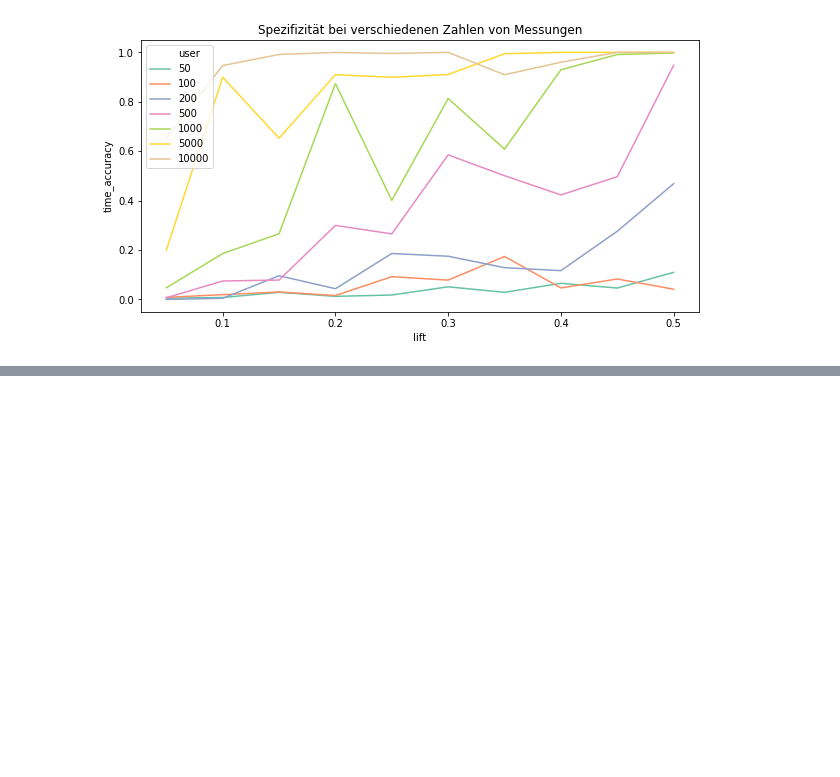
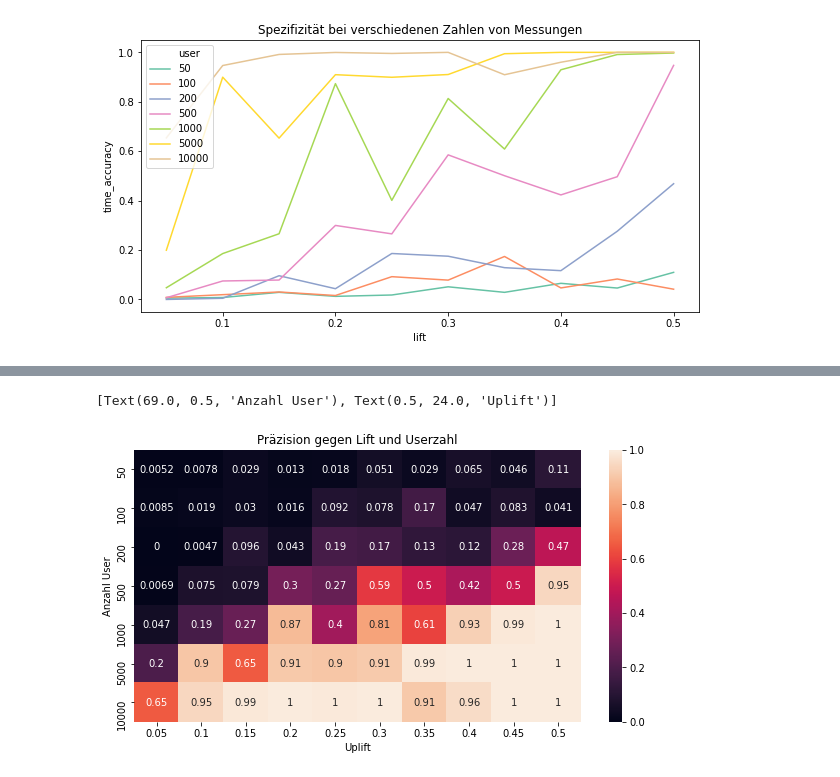
Before and after one commit to Ethuer/DataBlog, a Jupyter notebook: General/Lift_test_bayesian_part2.ipynb, the cells around one changed output, grey strips where cells are left out. Cells and saved outputs as stored; diff of their text form; code cells hidden in the pictures; blank space fills up the shorter version.

```diff
--- a/General/Lift_test_bayesian_part2.ipynb
+++ b/General/Lift_test_bayesian_part2.ipynb
@@ -283,14 +281,17 @@ Text(0.5, 1.0, 'Spezifizität bei verschiedenen Zahlen von Messungen')
 # %%
 combined = {}
 combined_df = pd.DataFrame()
 for lift, dat in data.groupby('lift'):
     combined_df[np.round(lift,2)] = dat.set_index('user')['time_accuracy'].T
     #print(dat.set_index('user')['time_accuracy'].T )
 
 fig = plt.figure(figsize=(10,5))
-ax = sns.heatmap(data=combined_df)
+ax = sns.heatmap(data=combined_df,annot=True)
 ax.set_title("Präzision gegen Lift und Userzahl")
 ax.set(xlabel='Uplift', ylabel='Anzahl User')
+# %% [output]
+[Text(69.0, 0.5, 'Anzahl User'), Text(0.5, 24.0, 'Uplift')]
+[figure, added]
 # %%
 data_l1 = pd.DataFrame(df.groupby(['lift','user'])['l1delta'].mean())
 data_l1 = data_l1.reset_index()
```
Also changed, not shown: parts of 5 cells of this notebook.
